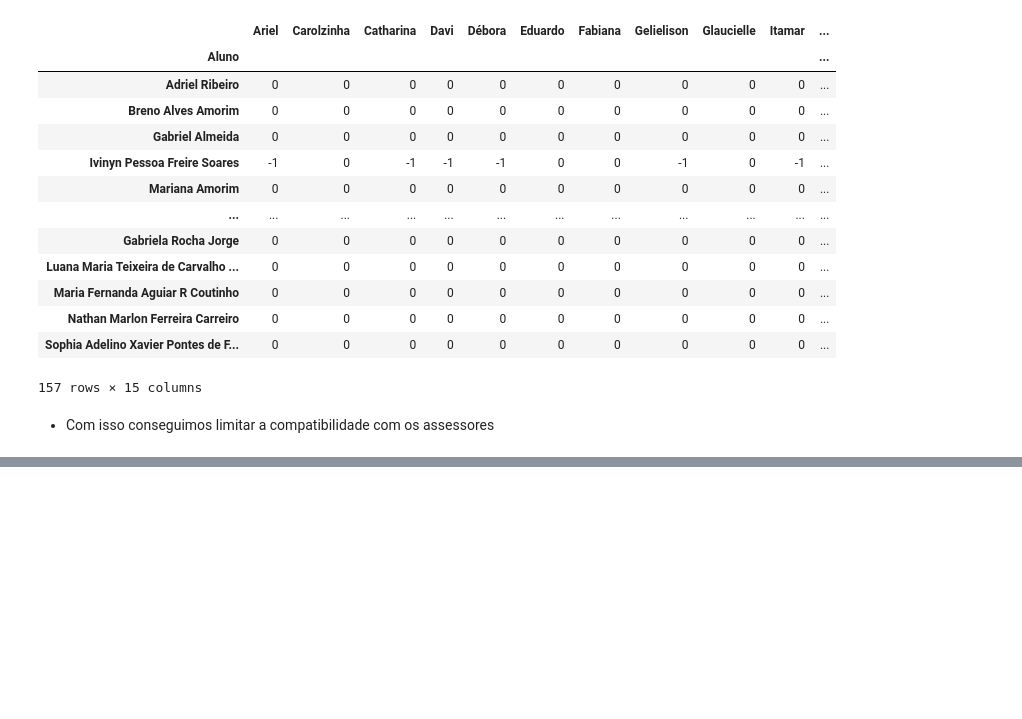
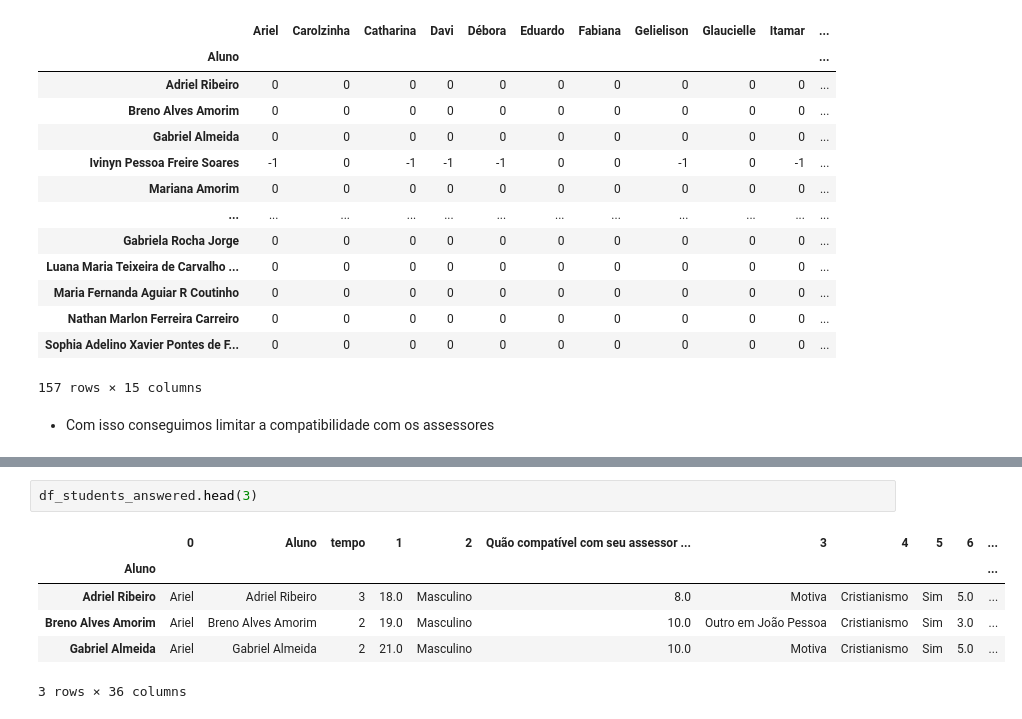
Before and after one commit to ItamarRocha/Operations-Research, a Jupyter notebook: algos/medway/Data preprocessing.ipynb, the cells around one changed output, grey strips where cells are left out. Cells and saved outputs as stored; diff of their text form; blank space fills up the shorter version.

```diff
--- a/algos/medway/Data preprocessing.ipynb
+++ b/algos/medway/Data preprocessing.ipynb
@@ -517,0 +556,9 @@ compatibility_matrix
+# %%
+df_students_answered.head(3)
+# %% [output]
+|  | 0 | Aluno | tempo | 1 | 2 | Quão compatível com seu assessor ... | 3 | 4 | 5 | 6 | ... |
+| Aluno |  |  |  |  |  |  |  |  |  |  | ... |
+| Adriel Ribeiro | Ariel | Adriel Ribeiro | 3 | 18.0 | Masculino | 8.0 | Motiva | Cristianismo | Sim | 5.0 | ... |
+| Breno Alves Amorim | Ariel | Breno Alves Amorim | 2 | 19.0 | Masculino | 10.0 | Outro em João Pessoa | Cristianismo | Sim | 3.0 | ... |
+| Gabriel Almeida | Ariel | Gabriel Almeida | 2 | 21.0 | Masculino | 10.0 | Motiva | Cristianismo | Sim | 5.0 | ... |
+3 rows × 36 columns
```
Also changed, not shown: parts of 34 cells of this notebook, 2 other files.
